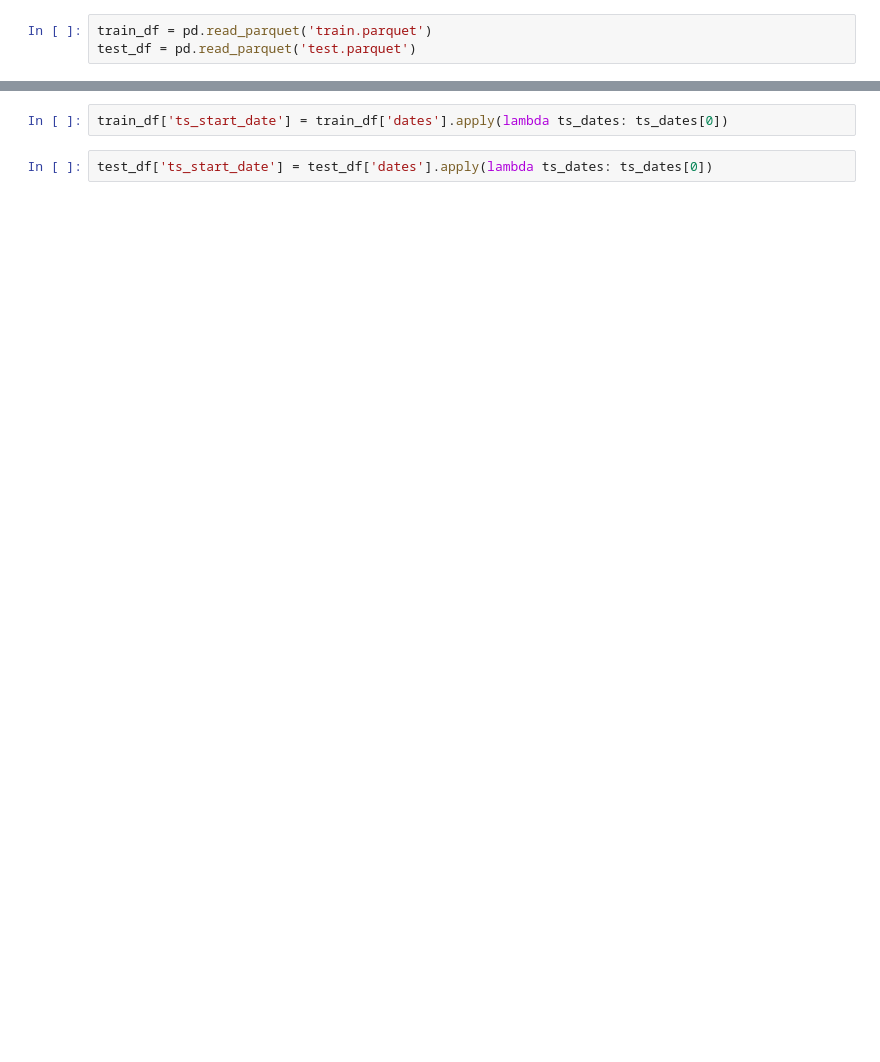
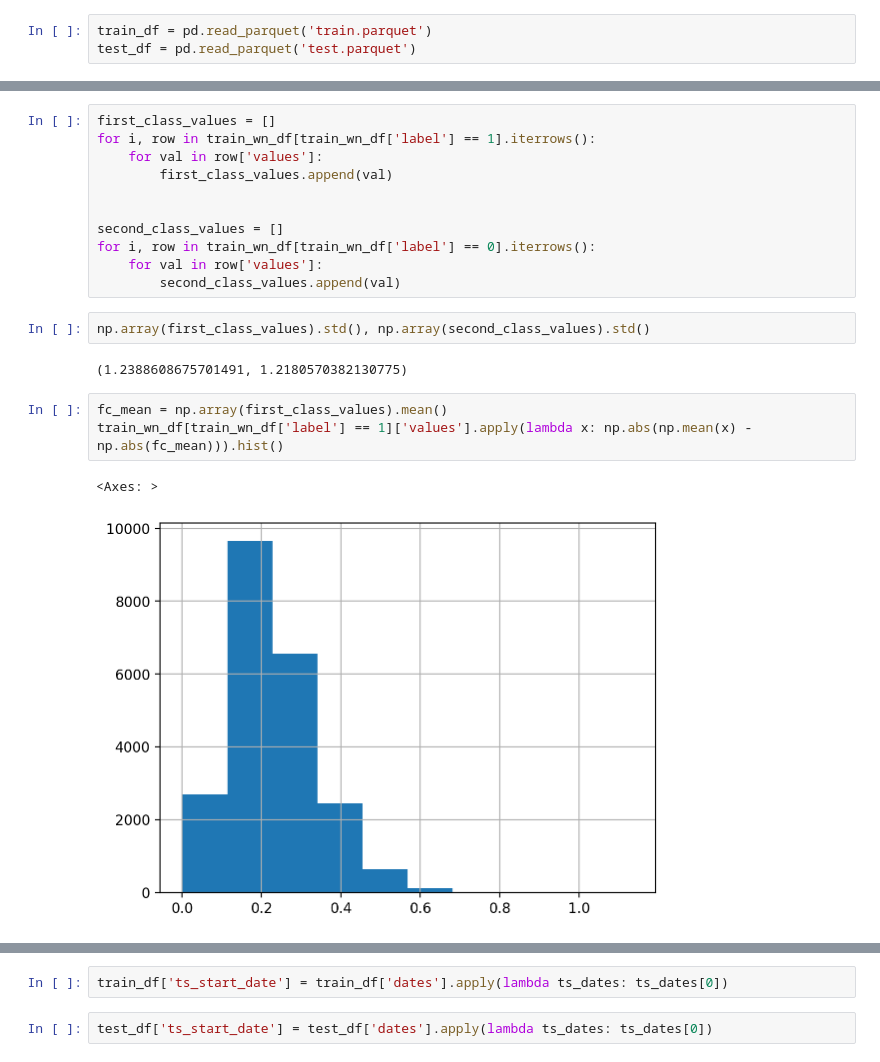
Before and after one commit to mikheevshow/ts-classification, a Jupyter notebook: solution.ipynb, the cells around one changed output, grey strips where cells are left out. Saved outputs shown, nothing was run; the diff lists cells and outputs as text; blank space fills up the shorter version.

```diff
--- a/solution.ipynb
+++ b/solution.ipynb
@@ -25,0 +185,21 @@ train_df
+# %%
+first_class_values = []
+for i, row in train_wn_df[train_wn_df['label'] == 1].iterrows():
+    for val in row['values']:
+        first_class_values.append(val)
+
+
+second_class_values = []
+for i, row in train_wn_df[train_wn_df['label'] == 0].iterrows():
+    for val in row['values']:
+        second_class_values.append(val)
+# %%
+np.array(first_class_values).std(), np.array(second_class_values).std()
+# %% [output]
+(1.2388608675701491, 1.2180570382130775)
+# %%
+fc_mean = np.array(first_class_values).mean()
+train_wn_df[train_wn_df['label'] == 1]['values'].apply(lambda x: np.abs(np.mean(x) - np.abs(fc_mean))).hist()
+# %% [output]
+<Axes: >
+[figure, added]
```
Also changed, not shown: parts of 82 cells of this notebook, 1 other file.
